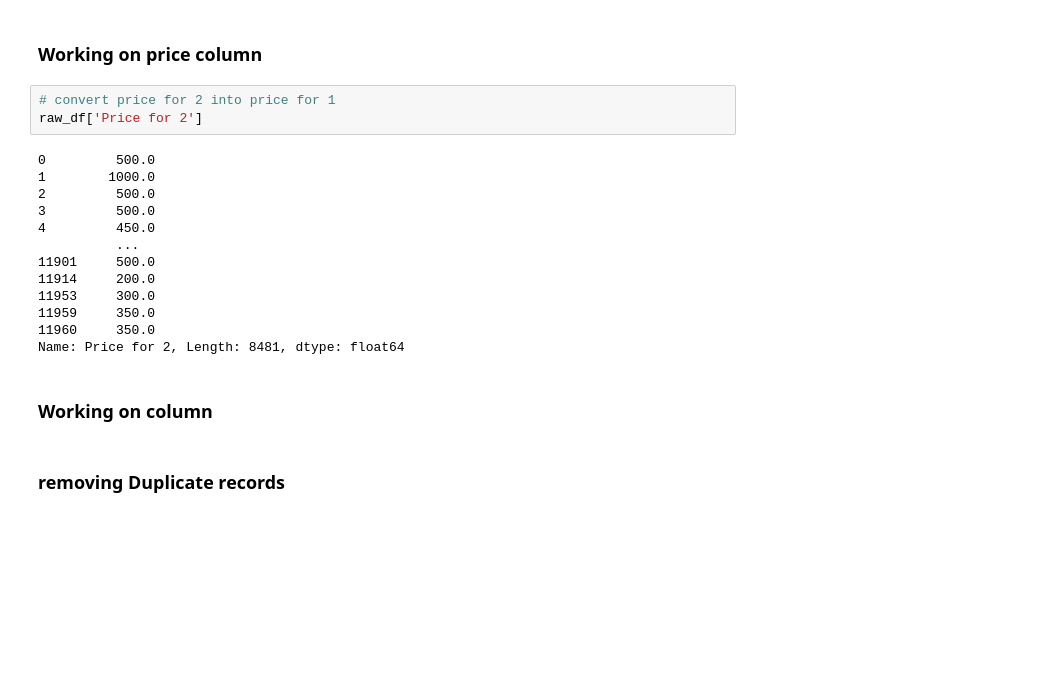
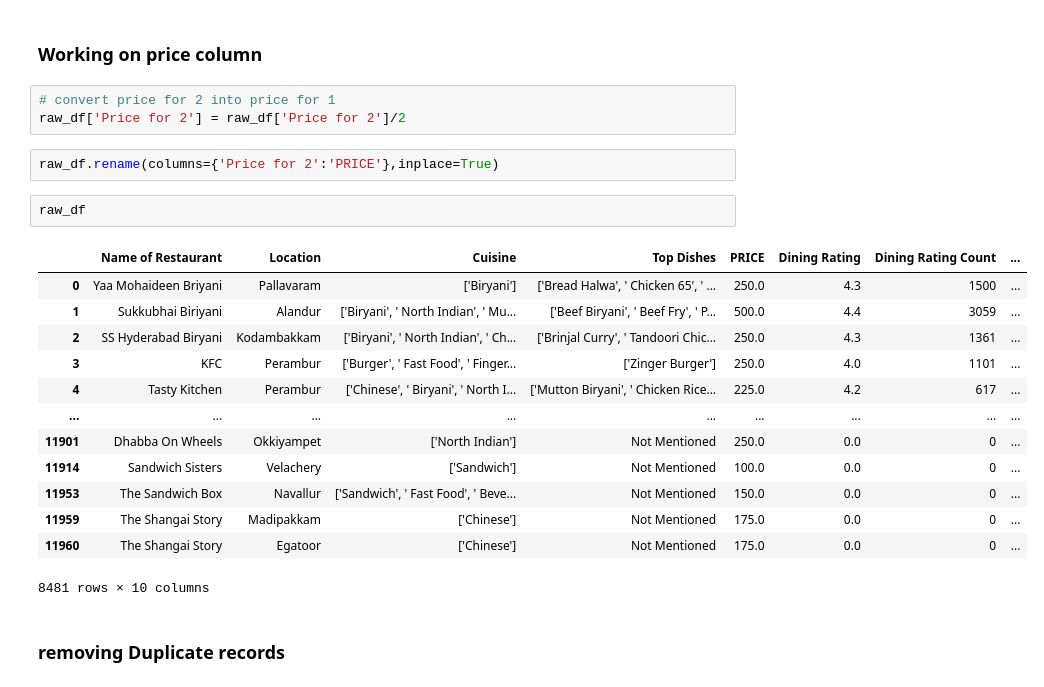
Before and after one commit to krthiksha/Data_Visualization, a Jupyter notebook: Zomato_dataset_Chennai.ipynb, the cells around one changed output. Drawn from its saved outputs; the diff is of its cells as text; blank space fills up the shorter version.

```diff
--- a/Zomato_dataset_Chennai.ipynb
+++ b/Zomato_dataset_Chennai.ipynb
@@ -316,22 +316,25 @@ Name: count, Length: 2189, dtype: int64
 ###  Working on price column
 # %%
 # convert price for 2 into price for 1
-raw_df['Price for 2']
+raw_df['Price for 2'] = raw_df['Price for 2']/2
-# %% [output]
-0         500.0
-1        1000.0
-2         500.0
-3         500.0
-4         450.0
-          ...
-11901     500.0
-11914     200.0
-11953     300.0
-11959     350.0
-11960     350.0
-Name: Price for 2, Length: 8481, dtype: float64
-# %% [markdown]
-###  Working on  column
+# %%
+raw_df.rename(columns={'Price for 2':'PRICE'},inplace=True)
+# %%
+raw_df
+# %% [output]
+|  | Name of Restaurant | Location | Cuisine | Top Dishes | PRICE | Dining Rating | Dining Rating Count | ... |
+| 0 | Yaa Mohaideen Briyani | Pallavaram | ['Biryani'] | ['Bread Halwa', ' Chicken 65', ' ... | 250.0 | 4.3 | 1500 | ... |
+| 1 | Sukkubhai Biriyani | Alandur | ['Biryani', ' North Indian', ' Mu... | ['Beef Biryani', ' Beef Fry', ' P... | 500.0 | 4.4 | 3059 | ... |
+| 2 | SS Hyderabad Biryani | Kodambakkam | ['Biryani', ' North Indian', ' Ch... | ['Brinjal Curry', ' Tandoori Chic... | 250.0 | 4.3 | 1361 | ... |
+| 3 | KFC | Perambur | ['Burger', ' Fast Food', ' Finger... | ['Zinger Burger'] | 250.0 | 4.0 | 1101 | ... |
+| 4 | Tasty Kitchen | Perambur | ['Chinese', ' Biryani', ' North I... | ['Mutton Biryani', ' Chicken Rice... | 225.0 | 4.2 | 617 | ... |
+| ... | ... | ... | ... | ... | ... | ... | ... | ... |
+| 11901 | Dhabba On Wheels | Okkiyampet | ['North Indian'] | Not Mentioned | 250.0 | 0.0 | 0 | ... |
+| 11914 | Sandwich Sisters | Velachery | ['Sandwich'] | Not Mentioned | 100.0 | 0.0 | 0 | ... |
+| 11953 | The Sandwich Box | Navallur | ['Sandwich', ' Fast Food', ' Beve... | Not Mentioned | 150.0 | 0.0 | 0 | ... |
+| 11959 | The Shangai Story | Madipakkam | ['Chinese'] | Not Mentioned | 175.0 | 0.0 | 0 | ... |
+| 11960 | The Shangai Story | Egatoor | ['Chinese'] | Not Mentioned | 175.0 | 0.0 | 0 | ... |
+8481 rows × 10 columns
 # %% [markdown]
 ###  removing Duplicate records
 # %%
```
Also changed, not shown: parts of 30 cells of this notebook.
